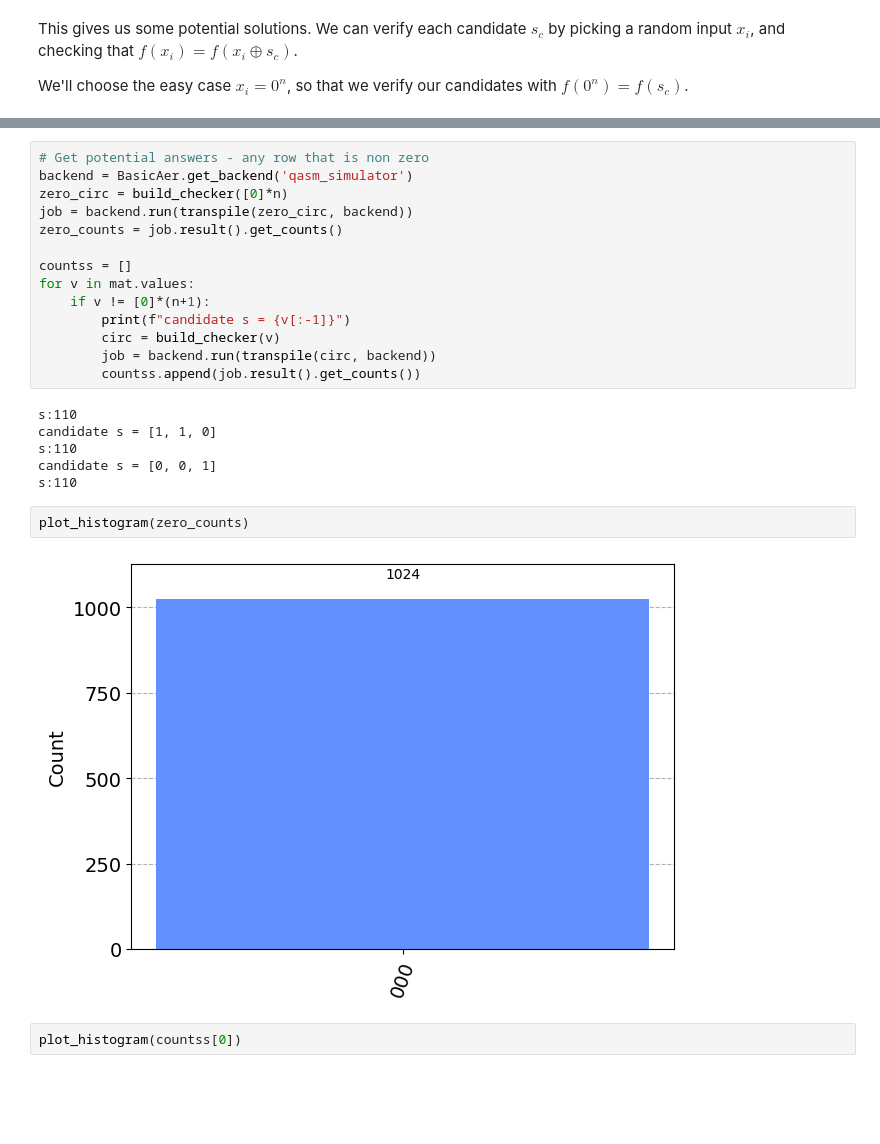
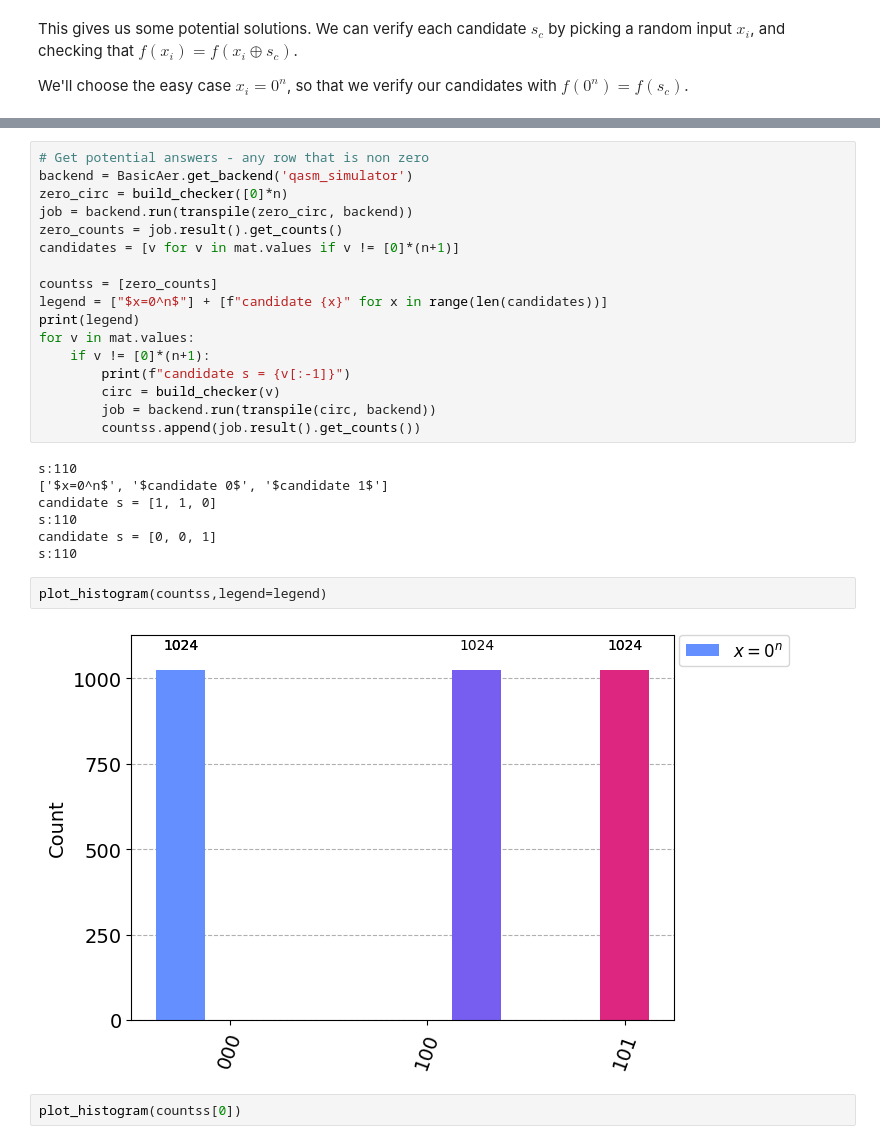
Before and after one commit to Azoghal/Qubilant, a Jupyter notebook: Experiments/Simon/simon.ipynb, the cells around one changed output, grey strips where cells are left out. Cells and saved outputs as stored; diff of their text form; blank space fills up the shorter version.

```diff
--- a/Experiments/Simon/simon.ipynb
+++ b/Experiments/Simon/simon.ipynb
@@ -227,8 +231,11 @@ backend = BasicAer.get_backend('qasm_simulator')
 zero_circ = build_checker([0]*n)
 job = backend.run(transpile(zero_circ, backend))
 zero_counts = job.result().get_counts()
+candidates = [v for v in mat.values if v != [0]*(n+1)]
 
-countss = []
+countss = [zero_counts]
+legend = ["$x=0^n$"] + [f"candidate {x}" for x in range(len(candidates))]
+print(legend)
 for v in mat.values:
     if v != [0]*(n+1):
         print(f"candidate s = {v[:-1]}")
@@ -237,14 +244,15 @@ for v in mat.values:
         countss.append(job.result().get_counts())
 # %% [output]
 s:110
+['$x=0^n$', '$candidate 0$', '$candidate 1$']
 candidate s = [1, 1, 0]
 s:110
 candidate s = [0, 0, 1]
 s:110
-# %%
-plot_histogram(zero_counts)
-# %% [output]
-[figure, removed]
+# %%
+plot_histogram(countss,legend=legend)
+# %% [output]
+[figure, added]
 # %%
 plot_histogram(countss[0])
 # %% [output]
```
Also changed, not shown: parts of 11 cells of this notebook.
